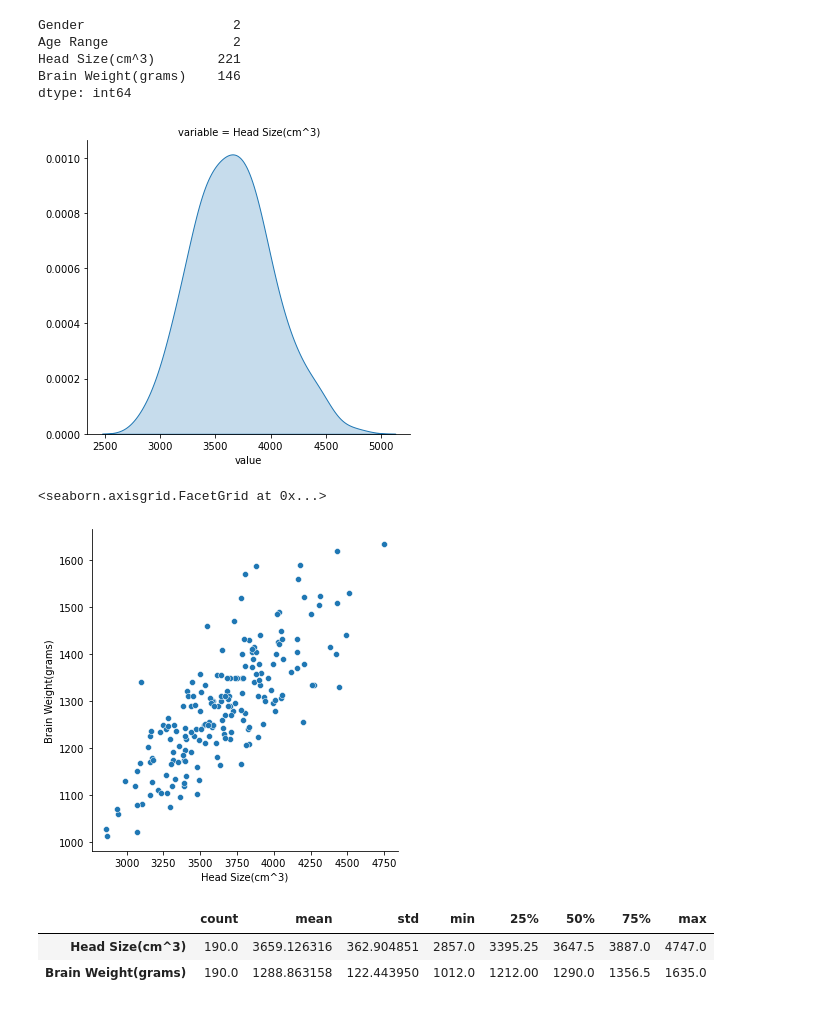
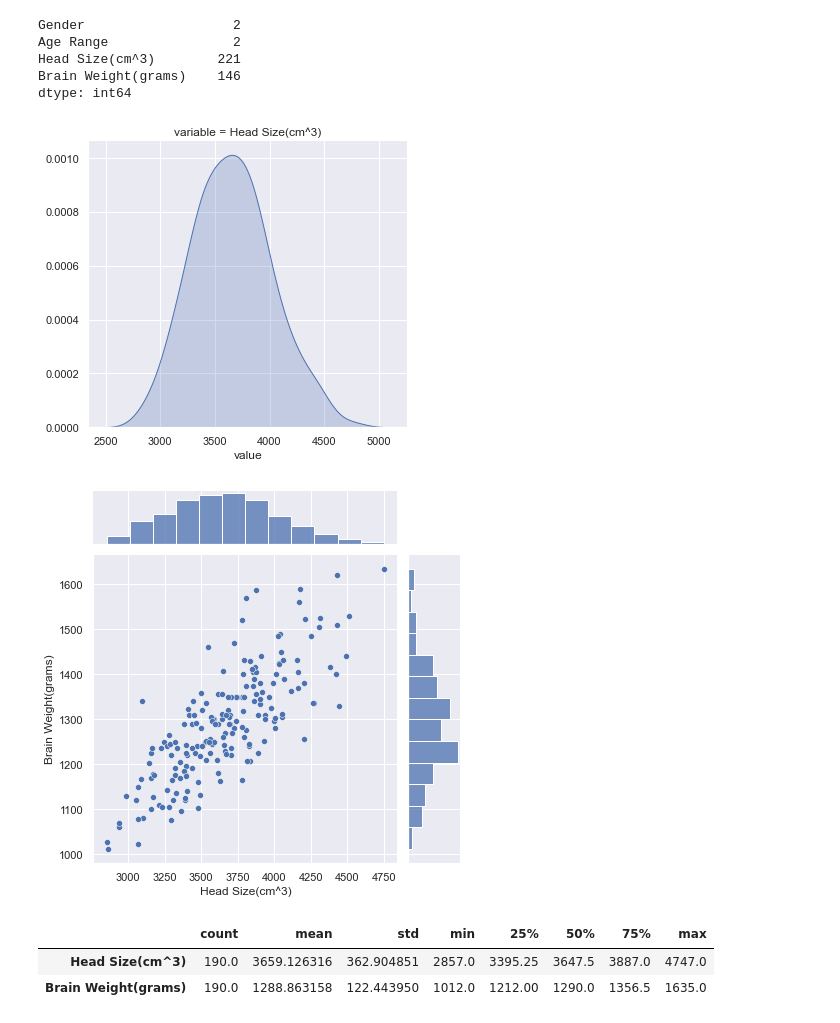
Before and after one commit to SelferRy/machine-learning, a Jupyter notebook: Regression/BrainSize/homo_sapiens/Brain size. Homo Sapiens.ipynb, the cells around one changed output. Cells and saved outputs as stored; diff of their text form; code cells hidden in the pictures.

```diff
--- a/Regression/BrainSize/homo_sapiens/Brain size. Homo Sapiens.ipynb
+++ b/Regression/BrainSize/homo_sapiens/Brain size. Homo Sapiens.ipynb
@@ -8,6 +8,9 @@ import tensorflow as tf
 from tensorflow import keras
 from tensorflow.keras import layers
 from tensorflow.keras.layers.experimental import preprocessing
+
+# sns.set(style="ticks")
+sns.set_style("darkgrid")
 # %% [markdown]
 # Data analys and plot
 # %%
@@ -66,12 +69,14 @@ g.map(sns.kdeplot, "value", shade=True)
 
 plt.show()
 # %% [output]
-[figure, old version]
+[figure, new version]
 # %%
-sns.relplot(x=train_dataset.iloc[:, -2], y=train_dataset.iloc[:, -1])
+sns.jointplot(data=train_dataset.iloc[:, 2:], x=train_dataset.columns[-2], y=train_dataset.columns[-1])
+
+# sns.relplot(x=train_dataset.iloc[:, -2], y=train_dataset.iloc[:, -1])
+plt.show()
 # %% [output]
-<seaborn.axisgrid.FacetGrid at 0x...>
-[figure, old version]
+[figure, new version]
 # %%
 train_stats = train_dataset.iloc[:, -2:]
 train_stats = train_stats.describe().T
```
Also changed, not shown: parts of 8 cells of this notebook, 3 other files.
